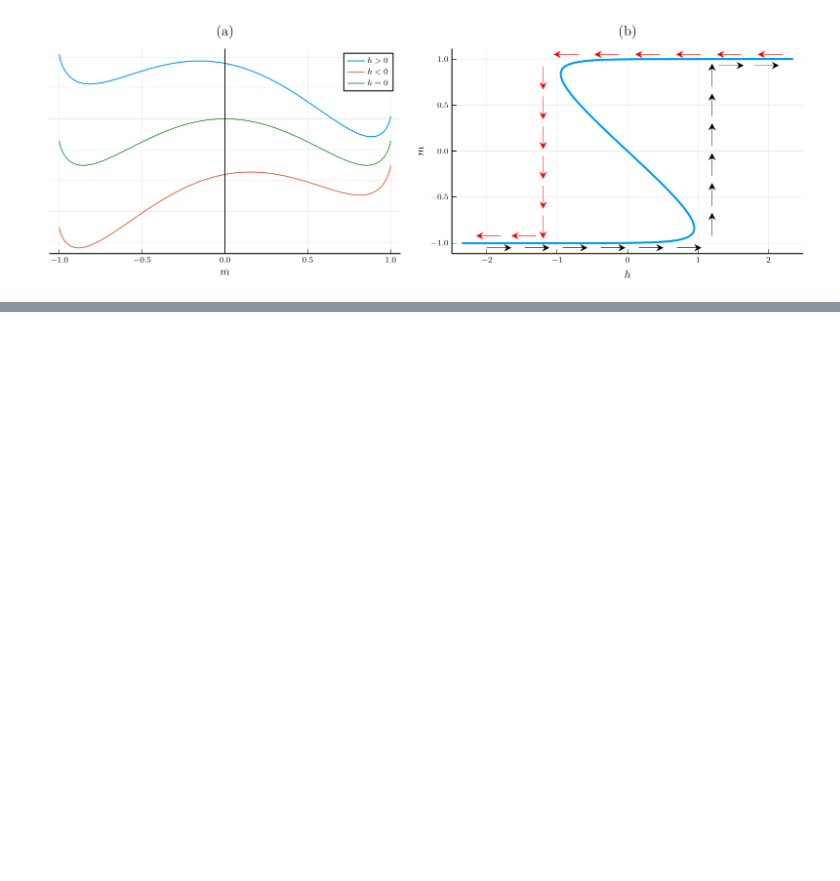
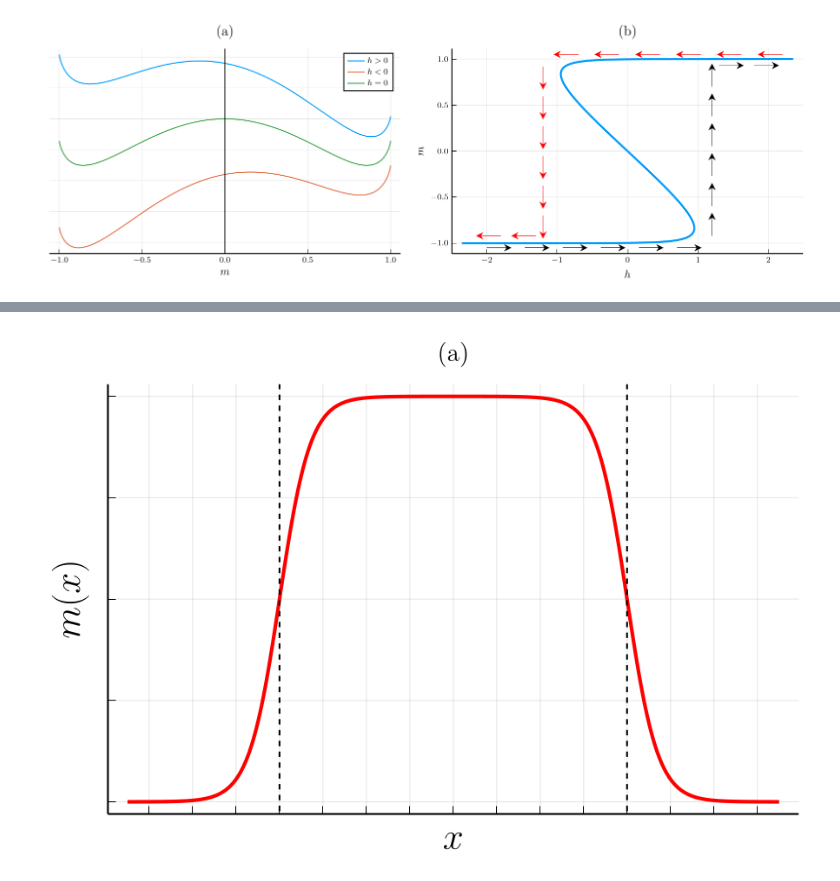
Before and after one commit to LoneWolf1304/Notes, a Jupyter notebook: AdvStatMech/codes/some_plots.ipynb, the cells around one changed output, grey strips where cells are left out. Cells and saved outputs as stored; diff of their text form; code cells hidden in the pictures; blank space fills up the shorter version.

```diff
--- a/AdvStatMech/codes/some_plots.ipynb
+++ b/AdvStatMech/codes/some_plots.ipynb
@@ -272,0 +329,28 @@ plot(p2,p1, size=(1100, 350))
+# %%
+using Plots
+pgfplotsx()
+
+m0 = 1.0
+ξ  = 1.0
+a  = 8.0      # half-separation between kink and antikink
+
+x = LinRange(-15,15,1000)
+
+# single kink
+kink(x) = m0 * tanh(x/(sqrt(2)*ξ))
+
+# kink–antikink pair
+pair(x) = m0*(tanh((x+a)/(sqrt(2)*ξ)) -
+              tanh((x-a)/(sqrt(2)*ξ)) - 1)
+
+plot(x, pair.(x),
+     lw=2,
+     c=:red,
+     xlabel=L"x",
+     ylabel=L"m(x)",
+     legend=false,
+     xticks=[], yticks=[])
+
+p1 = vline!([-a, a], ls=:dash, c=:black, labelfontsize=20, title="(a)")
+# %% [output]
+[figure, added]
```
Also changed, not shown: parts of 7 cells of this notebook, 10 other files.
